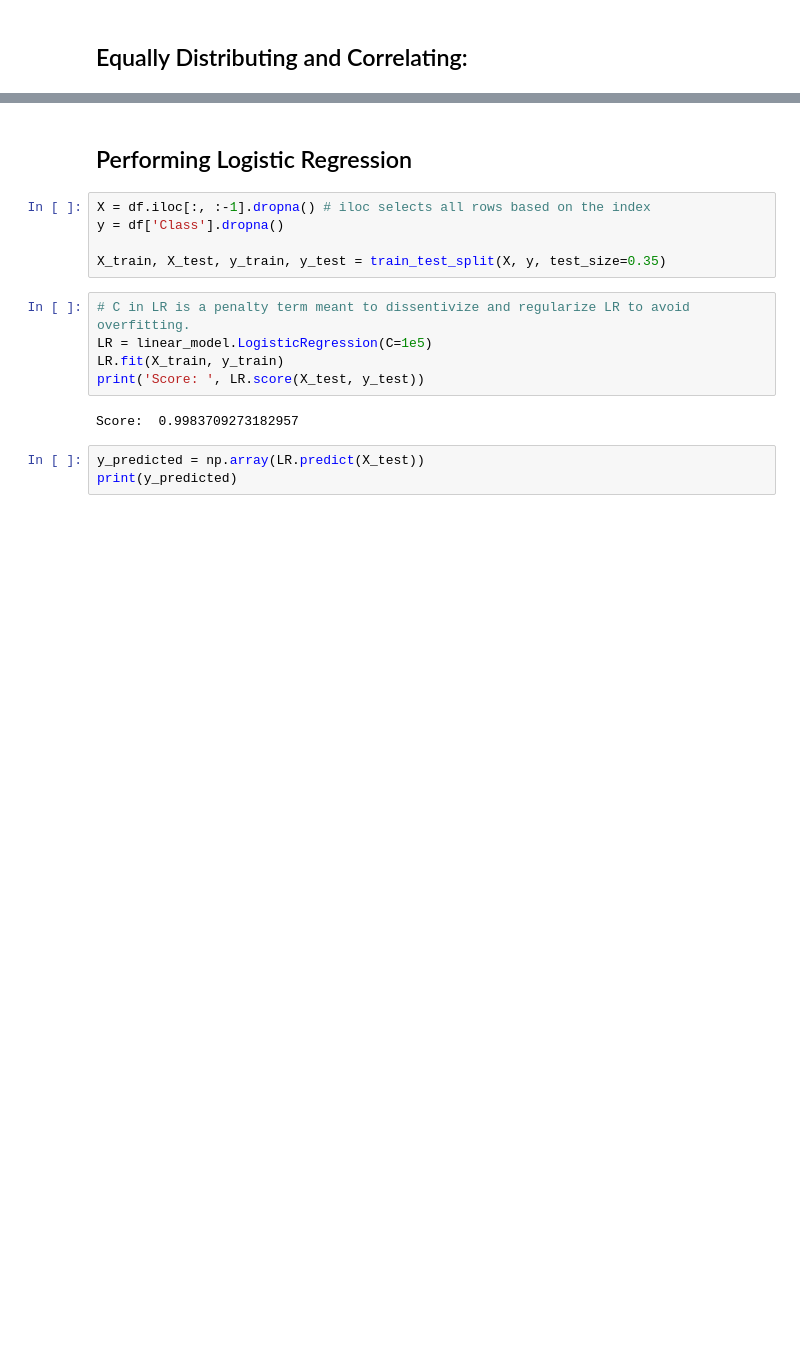
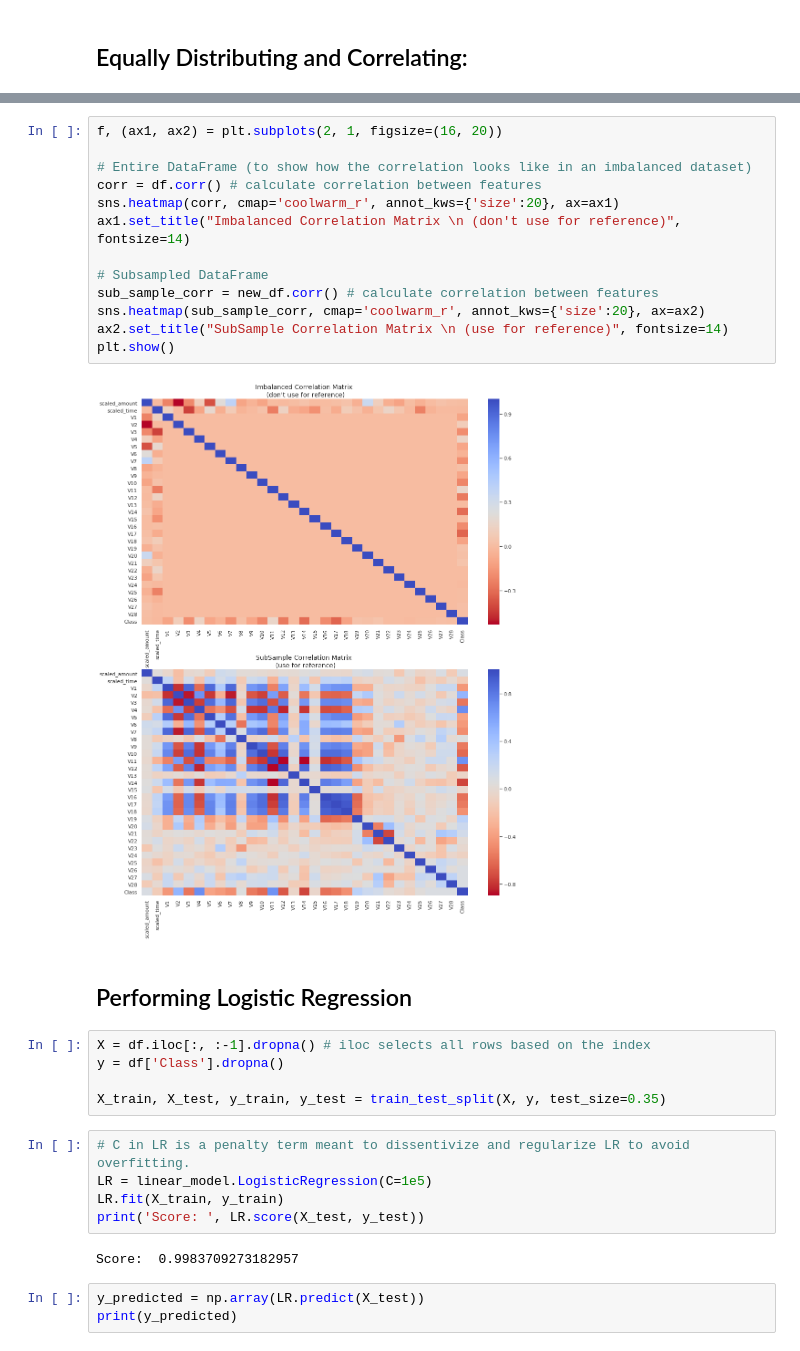
Before and after one commit to JayThibs/Credit_Card_Fraud_Detection, a Jupyter notebook: Credit_Card_Fraud_Detection.ipynb, the cells around one changed output, grey strips where cells are left out. Saved outputs shown, nothing was run; the diff lists cells and outputs as text; blank space fills up the shorter version.

```diff
--- a/Credit_Card_Fraud_Detection.ipynb
+++ b/Credit_Card_Fraud_Detection.ipynb
@@ -316,3 +333,18 @@ print('Distribution of the Classes in the subsample dataset')
+# %%
+f, (ax1, ax2) = plt.subplots(2, 1, figsize=(16, 20))
+
+# Entire DataFrame (to show how the correlation looks like in an imbalanced dataset)
+corr = df.corr() # calculate correlation between features
+sns.heatmap(corr, cmap='coolwarm_r', annot_kws={'size':20}, ax=ax1)
+ax1.set_title("Imbalanced Correlation Matrix \n (don't use for reference)", fontsize=14)
+
+# Subsampled DataFrame
+sub_sample_corr = new_df.corr() # calculate correlation between features
+sns.heatmap(sub_sample_corr, cmap='coolwarm_r', annot_kws={'size':20}, ax=ax2)
+ax2.set_title("SubSample Correlation Matrix \n (use for reference)", fontsize=14)
+plt.show()
+# %% [output]
+[figure, added]
 # %% [markdown]
 ## Performing Logistic Regression
 # %%
```
Also changed, not shown: parts of 3 cells of this notebook.
